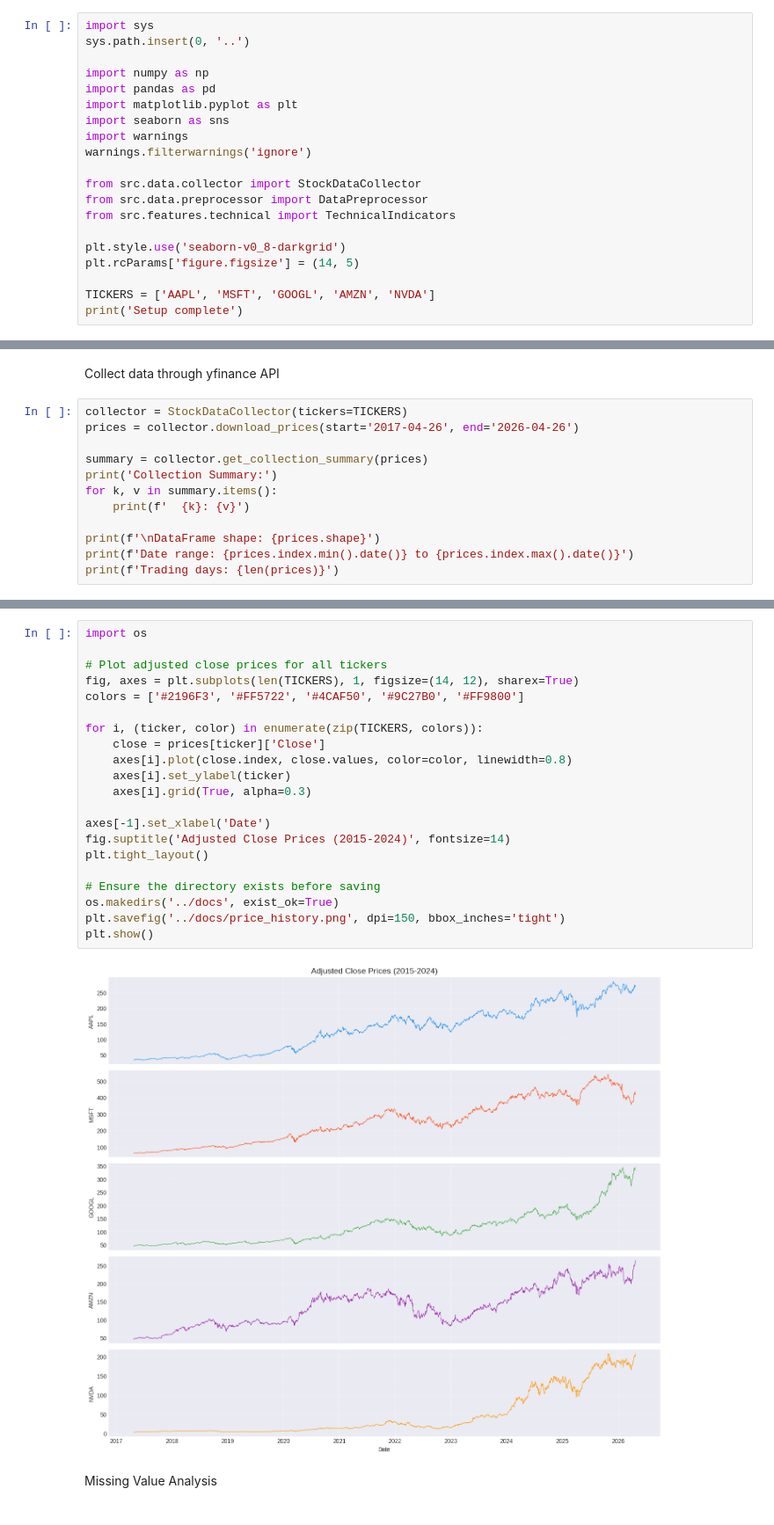
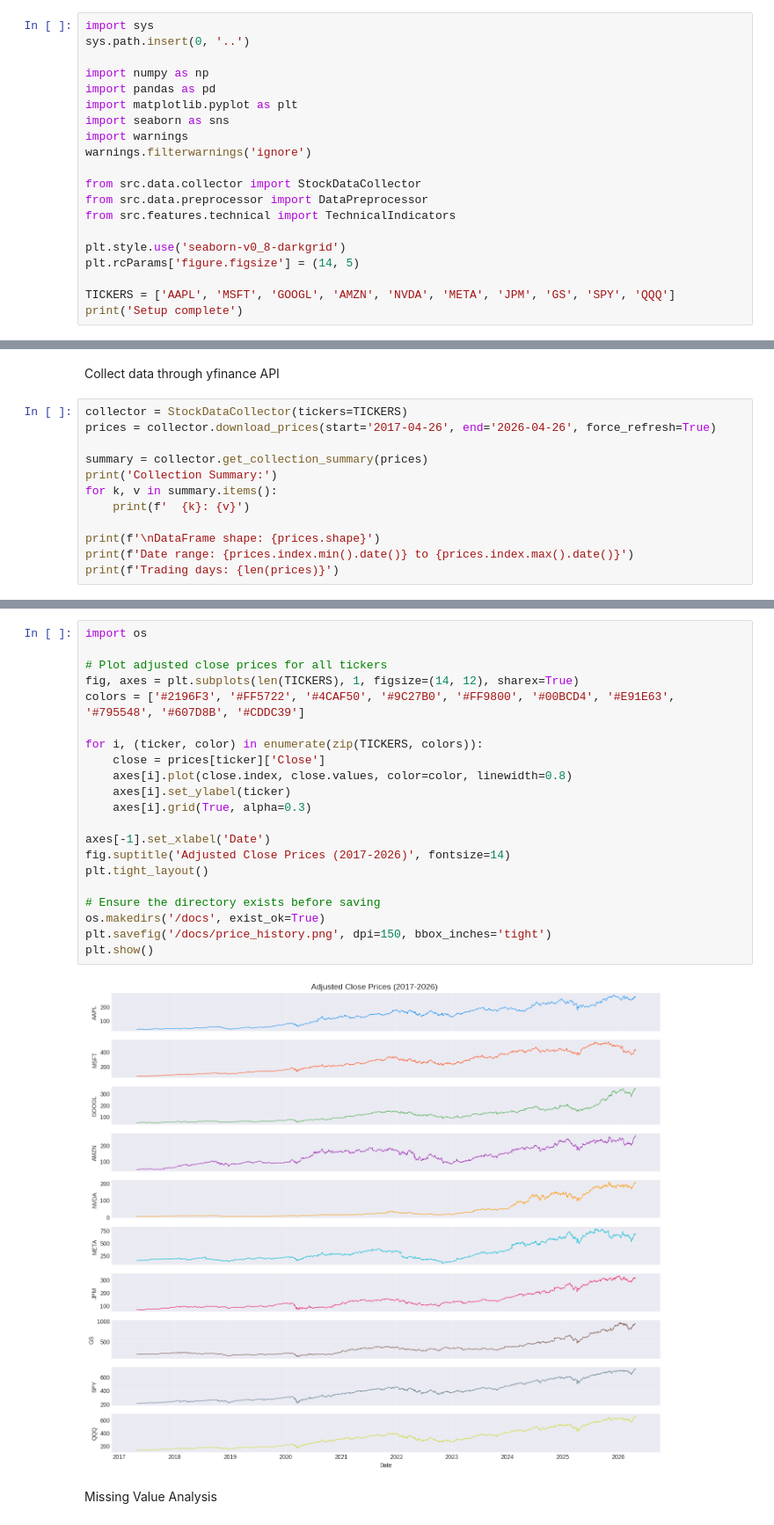
Before and after one commit to augusthao6/stock-predictions, a Jupyter notebook: notebooks/1_data.ipynb, the cells around one changed output, grey strips where cells are left out. Shown at 88% size. Saved outputs shown, nothing was run; the diff lists cells and outputs as text.

```diff
--- a/notebooks/1_data.ipynb
+++ b/notebooks/1_data.ipynb
@@ -56,7 +62,7 @@ from src.features.technical import TechnicalIndicators
 plt.style.use('seaborn-v0_8-darkgrid')
 plt.rcParams['figure.figsize'] = (14, 5)
 
-TICKERS = ['AAPL', 'MSFT', 'GOOGL', 'AMZN', 'NVDA']
+TICKERS = ['AAPL', 'MSFT', 'GOOGL', 'AMZN', 'NVDA', 'META', 'JPM', 'GS', 'SPY', 'QQQ']
 print('Setup complete')
 # %% [output]
 Setup complete
@@ -64,7 +70,7 @@ Setup complete
 Collect data through yfinance API
 # %%
 collector = StockDataCollector(tickers=TICKERS)
-prices = collector.download_prices(start='2017-04-26', end='2026-04-26')
+prices = collector.download_prices(start='2017-04-26', end='2026-04-26', force_refresh=True)
 
 summary = collector.get_collection_summary(prices)
 print('Collection Summary:')
@@ -91,26 +97,26 @@ Trading days: 2262
 # %%
 import os
 
 # Plot adjusted close prices for all tickers
 fig, axes = plt.subplots(len(TICKERS), 1, figsize=(14, 12), sharex=True)
-colors = ['#2196F3', '#FF5722', '#4CAF50', '#9C27B0', '#FF9800']
+colors = ['#2196F3', '#FF5722', '#4CAF50', '#9C27B0', '#FF9800', '#00BCD4', '#E91E63', '#795548', '#607D8B', '#CDDC39']
 
 for i, (ticker, color) in enumerate(zip(TICKERS, colors)):
     close = prices[ticker]['Close']
     axes[i].plot(close.index, close.values, color=color, linewidth=0.8)
     axes[i].set_ylabel(ticker)
     axes[i].grid(True, alpha=0.3)
 
 axes[-1].set_xlabel('Date')
-fig.suptitle('Adjusted Close Prices (2015-2024)', fontsize=14)
+fig.suptitle('Adjusted Close Prices (2017-2026)', fontsize=14)
 plt.tight_layout()
 
 # Ensure the directory exists before saving
-os.makedirs('../docs', exist_ok=True)
-plt.savefig('../docs/price_history.png', dpi=150, bbox_inches='tight')
+os.makedirs('/docs', exist_ok=True)
+plt.savefig('/docs/price_history.png', dpi=150, bbox_inches='tight')
 plt.show()
 # %% [output]
-[figure, old version]
+[figure, new version]
 # %% [markdown]
 Missing Value Analysis
 # %%
```
Also changed, not shown: parts of 16 cells of this notebook, 3 other files.
